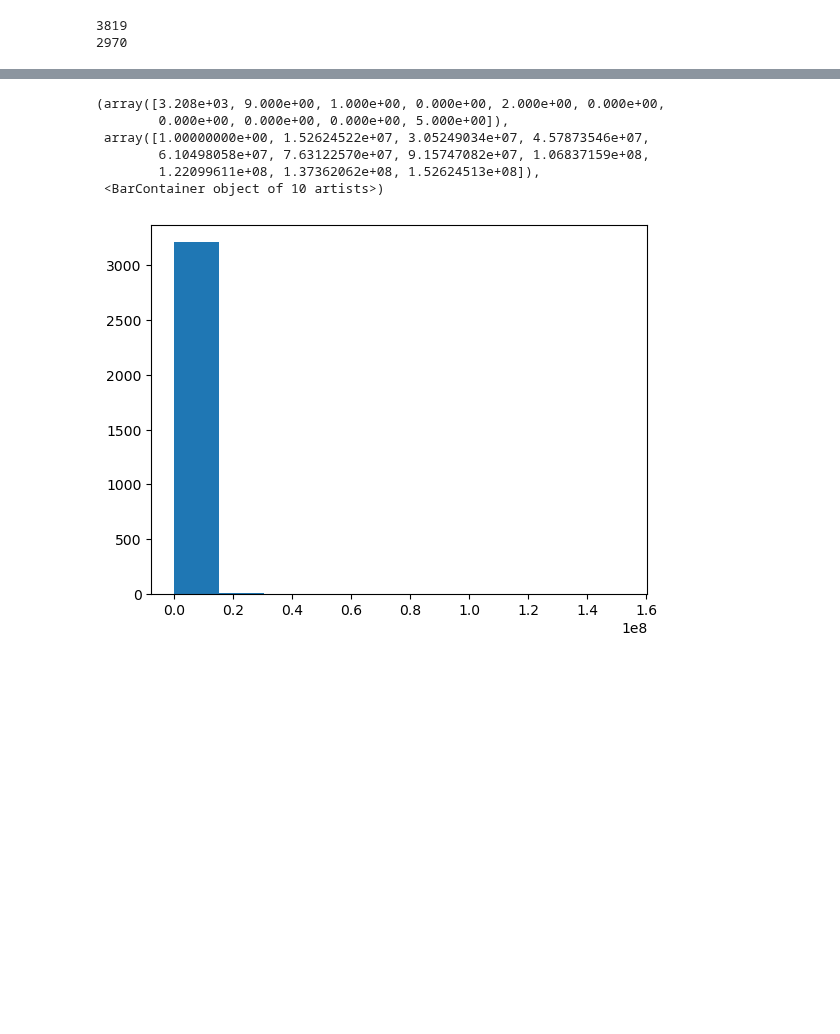
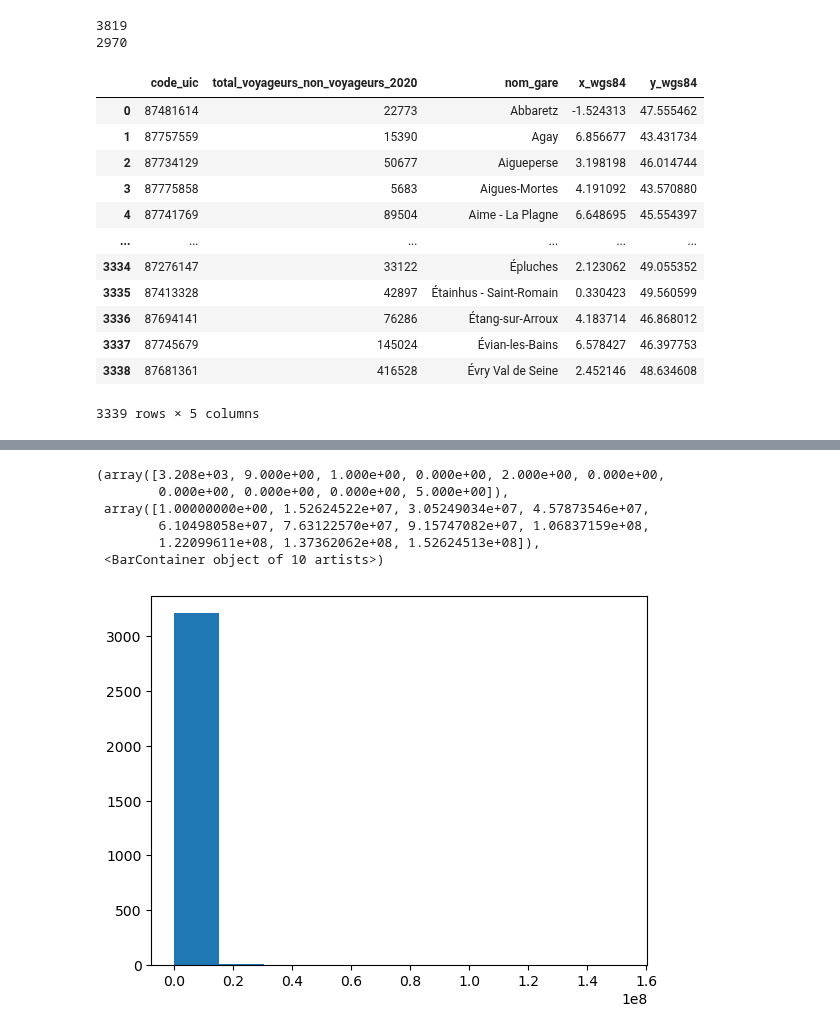
Before and after one commit to DiegoRenaud/Exercice, a Jupyter notebook: Gares_principales.ipynb, the cells around one changed output, grey strips where cells are left out. Cells and saved outputs as stored; diff of their text form; code cells hidden in the pictures; blank space fills up the shorter version.

```diff
--- a/Gares_principales.ipynb
+++ b/Gares_principales.ipynb
@@ -53,5 +53,21 @@ print(len(df_freq_gares))
 3819
 2970
 # %%
-left_merged = pd.merge(df_gares, df_freq_gares, how="left", on=["code_uic"])
-df_gares_merged = left_merged[['code_uic','total_voyageurs_non_voyageurs_2020', 'libelle', 'x_wgs84','y_wgs84']]
+left_merged = pd.merge(df_freq_gares, df_gares, how="left", on=["code_uic"])
+outer_merged = pd.merge(df_gares, df_freq_gares, how="outer", on=["code_uic"])
+df_gares_merged = left_merged[['code_uic','total_voyageurs_non_voyageurs_2020', 'nom_gare', 'x_wgs84','y_wgs84']]
+df_gares_merged
+# %% [output]
+|  | code_uic | total_voyageurs_non_voyageurs_2020 | nom_gare | x_wgs84 | y_wgs84 |
+| 0 | 87481614 | 22773 | Abbaretz | -1.524313 | 47.555462 |
+| 1 | 87757559 | 15390 | Agay | 6.856677 | 43.431734 |
+| 2 | 87734129 | 50677 | Aigueperse | 3.198198 | 46.014744 |
+| 3 | 87775858 | 5683 | Aigues-Mortes | 4.191092 | 43.570880 |
+| 4 | 87741769 | 89504 | Aime - La Plagne | 6.648695 | 45.554397 |
+| ... | ... | ... | ... | ... | ... |
+| 3334 | 87276147 | 33122 | Épluches | 2.123062 | 49.055352 |
+| 3335 | 87413328 | 42897 | Étainhus - Saint-Romain | 0.330423 | 49.560599 |
+| 3336 | 87694141 | 76286 | Étang-sur-Arroux | 4.183714 | 46.868012 |
+| 3337 | 87745679 | 145024 | Évian-les-Bains | 6.578427 | 46.397753 |
+| 3338 | 87681361 | 416528 | Évry Val de Seine | 2.452146 | 48.634608 |
+3339 rows × 5 columns
```
Also changed, not shown: parts of 6 cells of this notebook.
